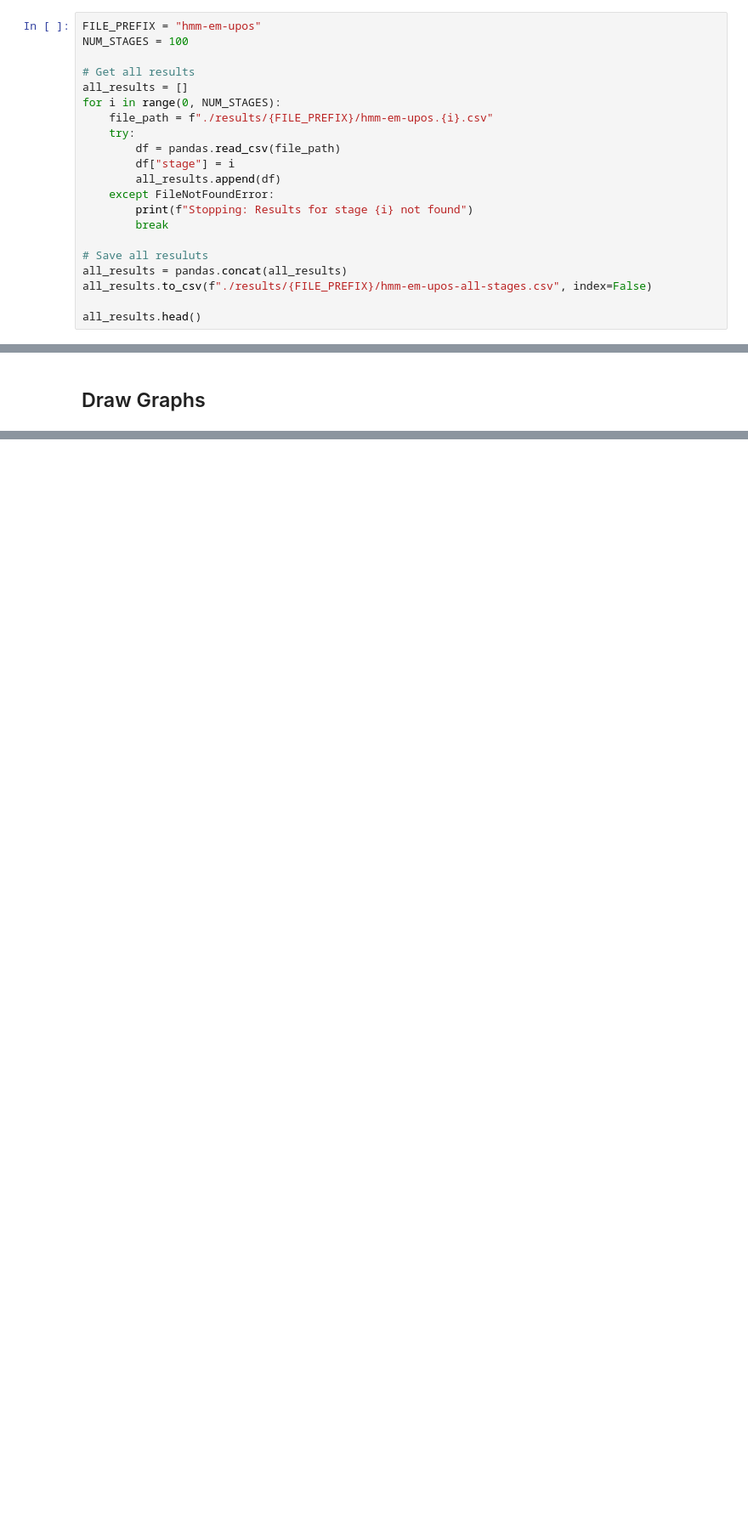
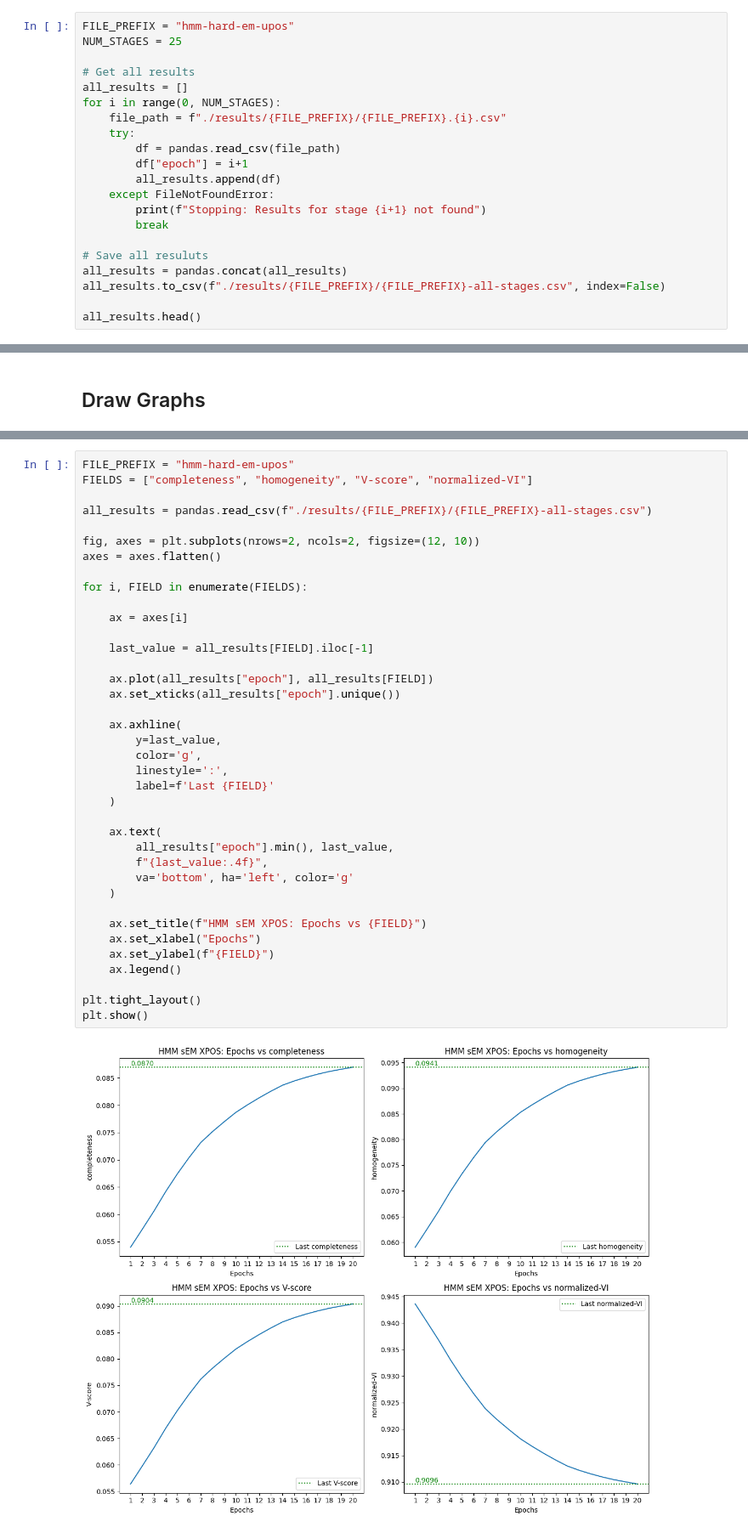
Before and after one commit to amoghvk21/NLP-assignment-3, a Jupyter notebook: skeleton_code/results_parser.ipynb, the cells around one changed output, grey strips where cells are left out. Shown at 85% size. Saved outputs shown, nothing was run; the diff lists cells and outputs as text; blank space fills up the shorter version.

```diff
--- a/skeleton_code/results_parser.ipynb
+++ b/skeleton_code/results_parser.ipynb
@@ -6,23 +6,23 @@ import matplotlib.pyplot as plt
 # %% [markdown]
 ## Collating all stages results into 1 table
 # %%
-FILE_PREFIX = "hmm-em-upos"
-NUM_STAGES = 100
+FILE_PREFIX = "hmm-hard-em-upos"
+NUM_STAGES = 25
 
 # Get all results
 all_results = []
 for i in range(0, NUM_STAGES):
-    file_path = f"./results/{FILE_PREFIX}/hmm-em-upos.{i}.csv"
+    file_path = f"./results/{FILE_PREFIX}/{FILE_PREFIX}.{i}.csv"
     try:
         df = pandas.read_csv(file_path)
-        df["stage"] = i
+        df["epoch"] = i+1
         all_results.append(df)
     except FileNotFoundError:
-        print(f"Stopping: Results for stage {i} not found")
+        print(f"Stopping: Results for stage {i+1} not found")
         break
 
 # Save all resuluts
 all_results = pandas.concat(all_results)
-all_results.to_csv(f"./results/{FILE_PREFIX}/hmm-em-upos-all-stages.csv", index=False)
+all_results.to_csv(f"./results/{FILE_PREFIX}/{FILE_PREFIX}-all-stages.csv", index=False)
 
 all_results.head()
@@ -50,0 +133,40 @@ plt.show()
+# %%
+FILE_PREFIX = "hmm-hard-em-upos"
+FIELDS = ["completeness", "homogeneity", "V-score", "normalized-VI"]
+
+all_results = pandas.read_csv(f"./results/{FILE_PREFIX}/{FILE_PREFIX}-all-stages.csv")
+
+fig, axes = plt.subplots(nrows=2, ncols=2, figsize=(12, 10))
+axes = axes.flatten()
+
+for i, FIELD in enumerate(FIELDS):
+
+    ax = axes[i]
+
+    last_value = all_results[FIELD].iloc[-1]
+
+    ax.plot(all_results["epoch"], all_results[FIELD])
+    ax.set_xticks(all_results["epoch"].unique())
+
+    ax.axhline(
+        y=last_value,
+        color='g',
+        linestyle=':',
+        label=f'Last {FIELD}'
+    )
+
+    ax.text(
+        all_results["epoch"].min(), last_value,
+        f"{last_value:.4f}",
+        va='bottom', ha='left', color='g'
+    )
+
+    ax.set_title(f"HMM sEM XPOS: Epochs vs {FIELD}")
+    ax.set_xlabel("Epochs")
+    ax.set_ylabel(f"{FIELD}")
+    ax.legend()
+
+plt.tight_layout()
+plt.show()
+# %% [output]
+[figure, added]
```
Also changed, not shown: parts of 7 cells of this notebook, 57 other files.
